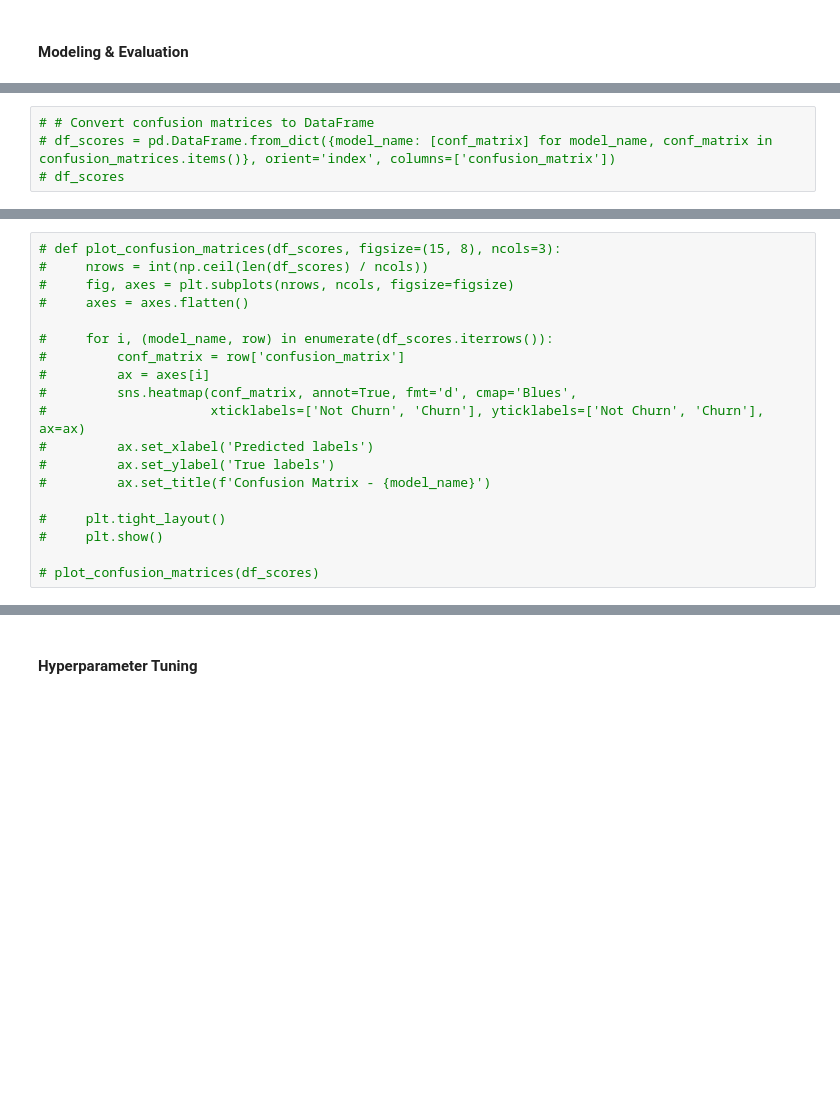
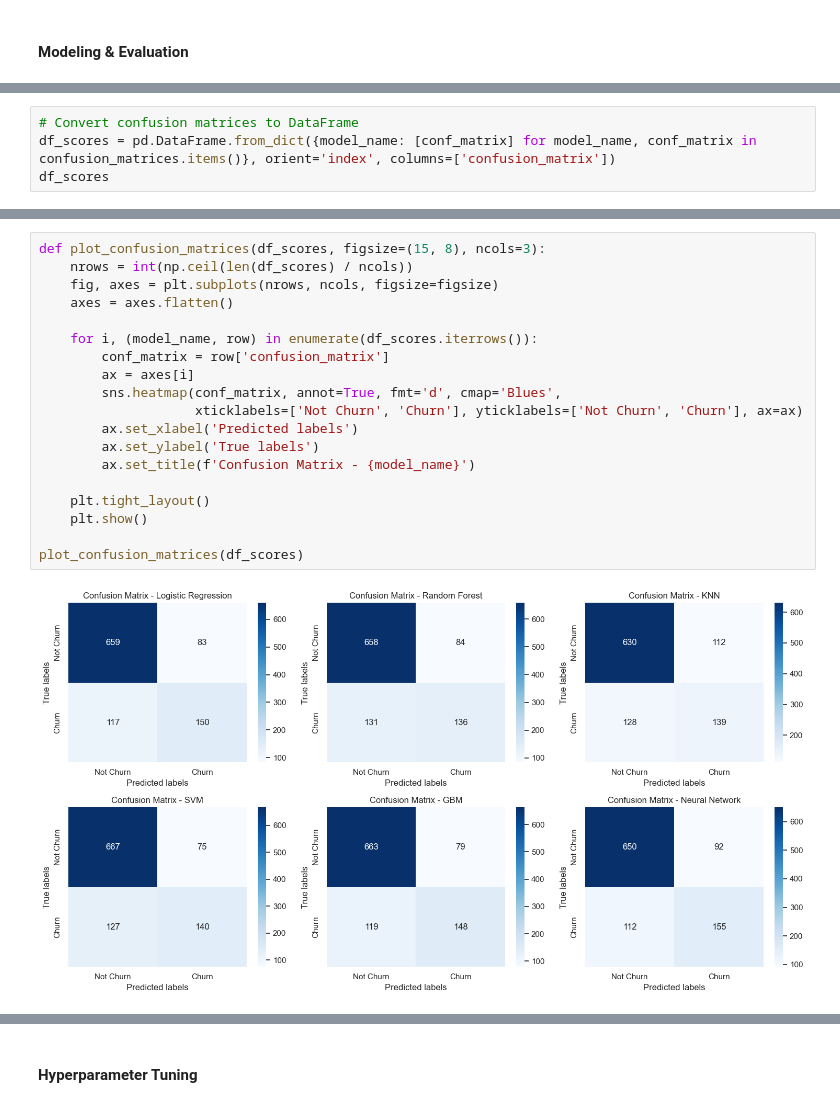
Before and after one commit to MayayaPatrick/Churn-rate-Prediction-Model, a Jupyter notebook: notebooks/main.ipynb, the cells around one changed output, grey strips where cells are left out. Drawn from its saved outputs; the diff is of its cells as text; blank space fills up the shorter version.

Commit message:
modeling and  evaluation

```diff
--- a/notebooks/main.ipynb
+++ b/notebooks/main.ipynb
@@ -886,4 +904,4 @@ preprocessor
 # %%
-# # Convert confusion matrices to DataFrame
-# df_scores = pd.DataFrame.from_dict({model_name: [conf_matrix] for model_name, conf_matrix in confusion_matrices.items()}, orient='index', columns=['confusion_matrix'])
-# df_scores
+# Convert confusion matrices to DataFrame
+df_scores = pd.DataFrame.from_dict({model_name: [conf_matrix] for model_name, conf_matrix in confusion_matrices.items()}, orient='index', columns=['confusion_matrix'])
+df_scores
@@ -890,20 +916,22 @@ preprocessor
 # %%
-# def plot_confusion_matrices(df_scores, figsize=(15, 8), ncols=3):
-#     nrows = int(np.ceil(len(df_scores) / ncols))
-#     fig, axes = plt.subplots(nrows, ncols, figsize=figsize)
-#     axes = axes.flatten()
+def plot_confusion_matrices(df_scores, figsize=(15, 8), ncols=3):
+    nrows = int(np.ceil(len(df_scores) / ncols))
+    fig, axes = plt.subplots(nrows, ncols, figsize=figsize)
+    axes = axes.flatten()
 
-#     for i, (model_name, row) in enumerate(df_scores.iterrows()):
-#         conf_matrix = row['confusion_matrix']
-#         ax = axes[i]
-#         sns.heatmap(conf_matrix, annot=True, fmt='d', cmap='Blues',
-#                     xticklabels=['Not Churn', 'Churn'], yticklabels=['Not Churn', 'Churn'], ax=ax)
-#         ax.set_xlabel('Predicted labels')
-#         ax.set_ylabel('True labels')
-#         ax.set_title(f'Confusion Matrix - {model_name}')
+    for i, (model_name, row) in enumerate(df_scores.iterrows()):
+        conf_matrix = row['confusion_matrix']
+        ax = axes[i]
+        sns.heatmap(conf_matrix, annot=True, fmt='d', cmap='Blues',
+                    xticklabels=['Not Churn', 'Churn'], yticklabels=['Not Churn', 'Churn'], ax=ax)
+        ax.set_xlabel('Predicted labels')
+        ax.set_ylabel('True labels')
+        ax.set_title(f'Confusion Matrix - {model_name}')
 
-#     plt.tight_layout()
-#     plt.show()
+    plt.tight_layout()
+    plt.show()
 
-# plot_confusion_matrices(df_scores)
+plot_confusion_matrices(df_scores)
+# %% [output]
+[figure, added]
 # %%
```
Also changed, not shown: parts of 3 cells of this notebook.
